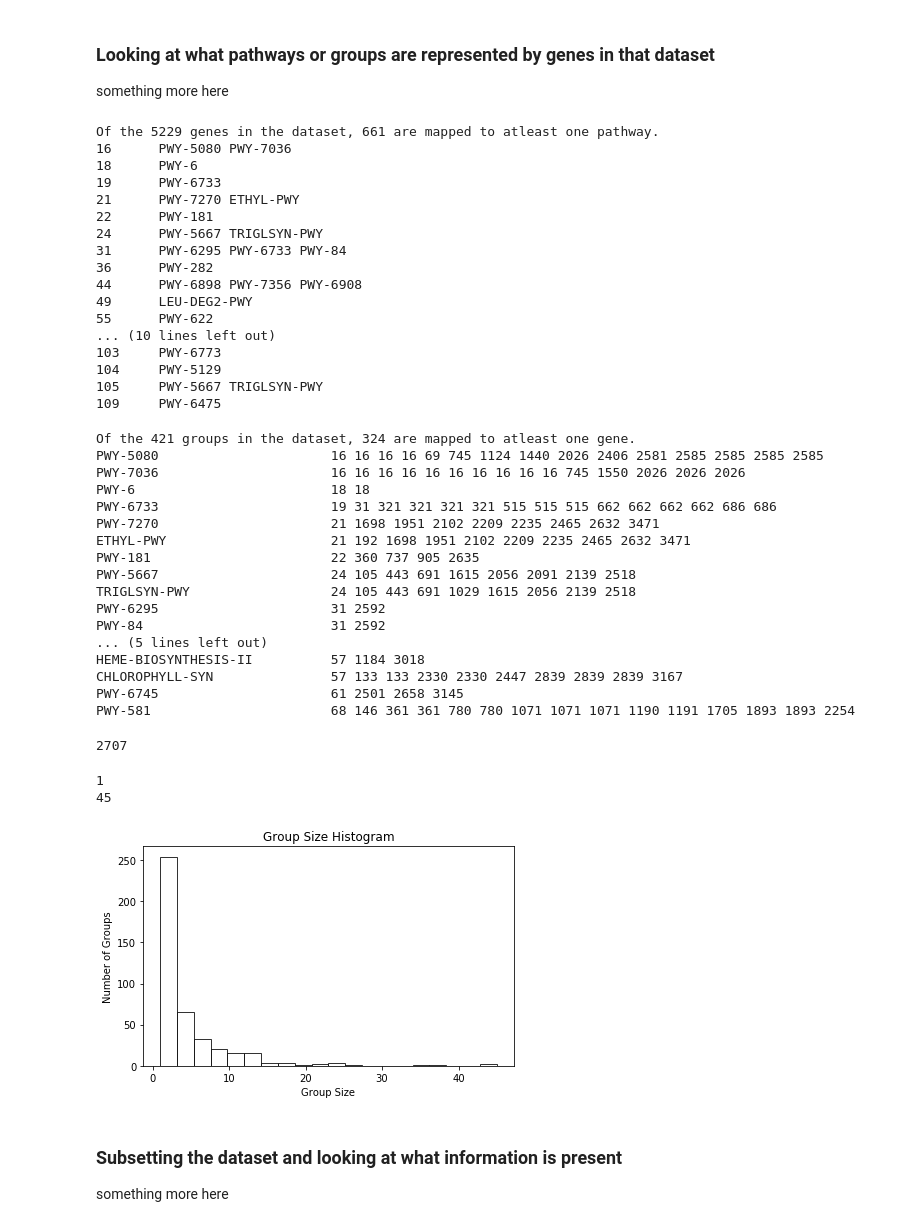
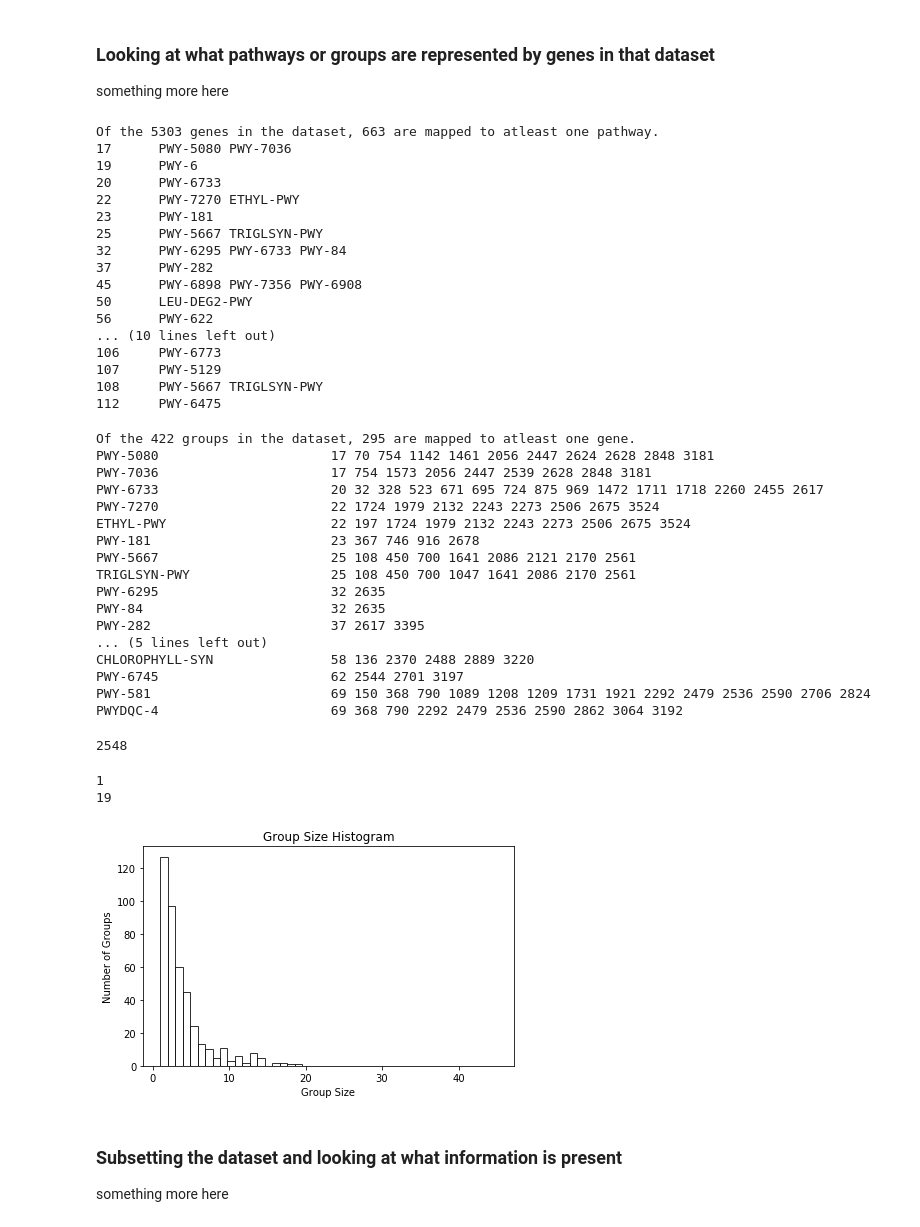
Before and after one commit to irbraun/plant-phenotypes-nlp, a Jupyter notebook: notebooks/network_analysis_athaliana_only.ipynb, the cells around one changed output. Cells and saved outputs as stored; diff of their text form; code cells hidden in the pictures.

Commit message:
updating notebooks for single species data

```diff
--- a/notebooks/network_analysis_athaliana_only.ipynb
+++ b/notebooks/network_analysis_athaliana_only.ipynb
@@ -29,10 +29,10 @@ from oats.datasets.dataset import Dataset
 # Put together a complete dataset from files that have been formatted correctly in the other notebooks.
 dataset = Dataset()
 dataset.add_data(pd.read_csv("../data/reshaped_files/ath_tair_gene_text.csv", lineterminator="\n"))
-dataset.add_data(pd.read_csv("../data/reshaped_files/ath_tair_gene_annot_go.csv", lineterminator="\n"))
+#dataset.add_data(pd.read_csv("../data/reshaped_files/ath_tair_gene_annot_go.csv", lineterminator="\n"))
 #dataset.add_data(pd.read_csv("../data/reshaped_files/ath_tair_gene_annot_po.csv", lineterminator="\n"))
 dataset.collapse_by_first_gene_name()
 dataset.filter_has_description()
-dataset.filter_has_annotation()
+#dataset.filter_has_annotation()
 dataset.describe()
 # %% [output]
@@ -68,25 +68,25 @@ total = len(id_to_pathway_ids.keys())
 has_mapping = len([k for (k,v) in id_to_pathway_ids.items() if len(v)>0])
 print("Of the {} genes in the dataset, {} are mapped to atleast one pathway.".format(total, has_mapping))
 for k,v in [(k,v) for (k,v) in id_to_pathway_ids.items() if len(v)>0][:25]:
-# Wh at    print("{0:<8}{1:<}".format(k," ".join(v)[:80]))
+    print("{0:<8}{1:<}".format(k," ".join(v)[:80]))
 # %% [output]
-Of the 5229 genes in the dataset, 661 are mapped to atleast one pathway.
-16      PWY-5080 PWY-7036
-18      PWY-6
-19      PWY-6733
-21      PWY-7270 ETHYL-PWY
-22      PWY-181
-24      PWY-5667 TRIGLSYN-PWY
-31      PWY-6295 PWY-6733 PWY-84
-36      PWY-282
-44      PWY-6898 PWY-7356 PWY-6908
-49      LEU-DEG2-PWY
-55      PWY-622
+Of the 5303 genes in the dataset, 663 are mapped to atleast one pathway.
+17      PWY-5080 PWY-7036
+19      PWY-6
+20      PWY-6733
+22      PWY-7270 ETHYL-PWY
+23      PWY-181
+25      PWY-5667 TRIGLSYN-PWY
+32      PWY-6295 PWY-6733 PWY-84
+37      PWY-282
+45      PWY-6898 PWY-7356 PWY-6908
+50      LEU-DEG2-PWY
+56      PWY-622
 ... (10 lines left out)
-103     PWY-6773
-104     PWY-5129
-105     PWY-5667 TRIGLSYN-PWY
-109     PWY-6475
+106     PWY-6773
+107     PWY-5129
+108     PWY-5667 TRIGLSYN-PWY
+112     PWY-6475
 # %%
 # TODO why are their duplicates in the lists which are values in that dict????
 # Check why duplicates aren't being removed there.
@@ -109,23 +109,23 @@ print("Of the {} groups in the dataset, {} are mapped to atleast one gene.".form
 for k,v in [(k,v) for (k,v) in pathway_id_to_ids.items() if len(v)>1][:20]:
     print("{0:<30}{1:<}".format(k[:27]," ".join([str(x) for x in v][:15])))
 # %% [output]
-Of the 421 groups in the dataset, 324 are mapped to atleast one gene.
-PWY-5080                      16 16 16 16 69 745 1124 1440 2026 2406 2581 2585 2585 2585 2585
-PWY-7036                      16 16 16 16 16 16 16 16 16 16 745 1550 2026 2026 2026
-PWY-6                         18 18
-PWY-6733                      19 31 321 321 321 321 515 515 515 662 662 662 662 686 686
-PWY-7270                      21 1698 1951 2102 2209 2235 2465 2632 3471
-ETHYL-PWY                     21 192 1698 1951 2102 2209 2235 2465 2632 3471
-PWY-181                       22 360 737 905 2635
-PWY-5667                      24 105 443 691 1615 2056 2091 2139 2518
-TRIGLSYN-PWY                  24 105 443 691 1029 1615 2056 2139 2518
-PWY-6295                      31 2592
-PWY-84                        31 2592
+Of the 422 groups in the dataset, 295 are mapped to atleast one gene.
+PWY-5080                      17 70 754 1142 1461 2056 2447 2624 2628 2848 3181
+PWY-7036                      17 754 1573 2056 2447 2539 2628 2848 3181
+PWY-6733                      20 32 328 523 671 695 724 875 969 1472 1711 1718 2260 2455 2617
+PWY-7270                      22 1724 1979 2132 2243 2273 2506 2675 3524
+ETHYL-PWY                     22 197 1724 1979 2132 2243 2273 2506 2675 3524
+PWY-181                       23 367 746 916 2678
+PWY-5667                      25 108 450 700 1641 2086 2121 2170 2561
+TRIGLSYN-PWY                  25 108 450 700 1047 1641 2086 2170 2561
+PWY-6295                      32 2635
+PWY-84                        32 2635
+PWY-282                       37 2617 3395
 ... (5 lines left out)
-HEME-BIOSYNTHESIS-II          57 1184 3018
-CHLOROPHYLL-SYN               57 133 133 2330 2330 2447 2839 2839 2839 3167
-PWY-6745                      61 2501 2658 3145
-PWY-581                       68 146 361 361 780 780 1071 1071 1071 1190 1191 1705 1893 1893 2254
+CHLOROPHYLL-SYN               58 136 2370 2488 2889 3220
+PWY-6745                      62 2544 2701 3197
+PWY-581                       69 150 368 790 1089 1208 1209 1731 1921 2292 2479 2536 2590 2706 2824
+PWYDQC-4                      69 368 790 2292 2479 2536 2590 2862 3064 3192
 # %%
 # How many occurences are there of a specific gene pair sharing atleast one pathway?
 unique_gene_id_pairs = set()
@@ -135,21 +135,21 @@ for gene_id_list in pathway_id_to_ids.values():
     unique_gene_id_pairs.update(sorted_gene_id_pairs)
 print(len(unique_gene_id_pairs))
 # %% [output]
-2707
+2548
 # %%
 # What about the distributions of membership for each of the groupings?
 x = [len(v) for v in pathway_id_to_ids.values()]
 print(min(x))
 print(max(x))
-plt.hist(x, bins=20, range=(1,45), density=False, alpha=0.8, histtype='bar', color='white', edgecolor='black')
+plt.hist(x, bins=45, range=(1,45), density=False, alpha=0.8, histtype='bar', color='white', edgecolor='black')
 plt.title("Group Size Histogram")
 plt.xlabel("Group Size")
 plt.ylabel("Number of Groups")
 plt.tight_layout()
 # %% [output]
 1
-45
+19
-[figure, old version]
+[figure, new version]
 # %% [markdown]
 ### Subsetting the dataset and looking at what information is present
 something more here
```
Also changed, not shown: parts of 17 cells of this notebook, 1 other file.
